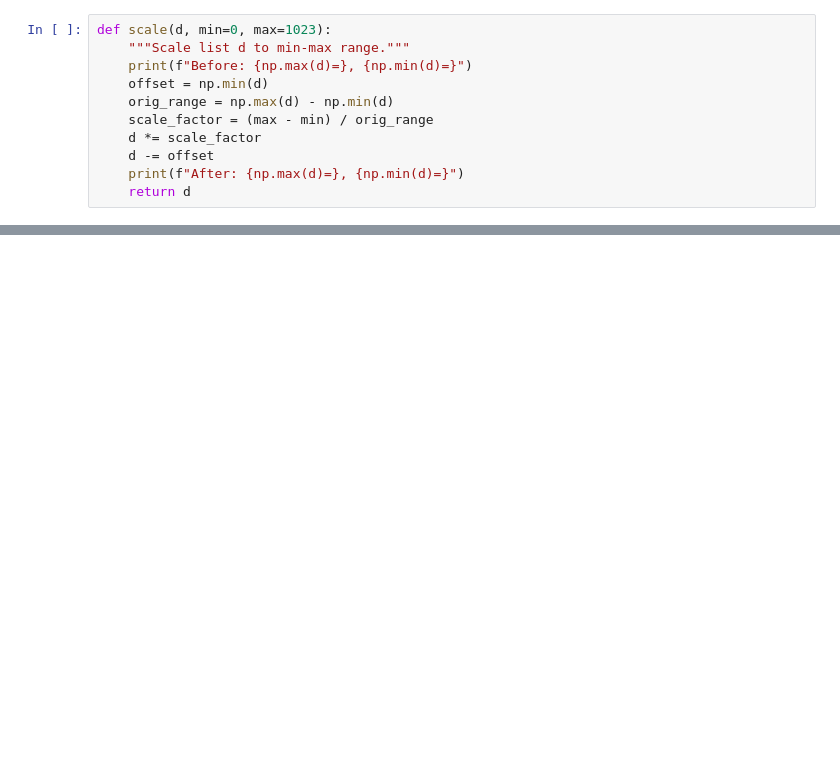
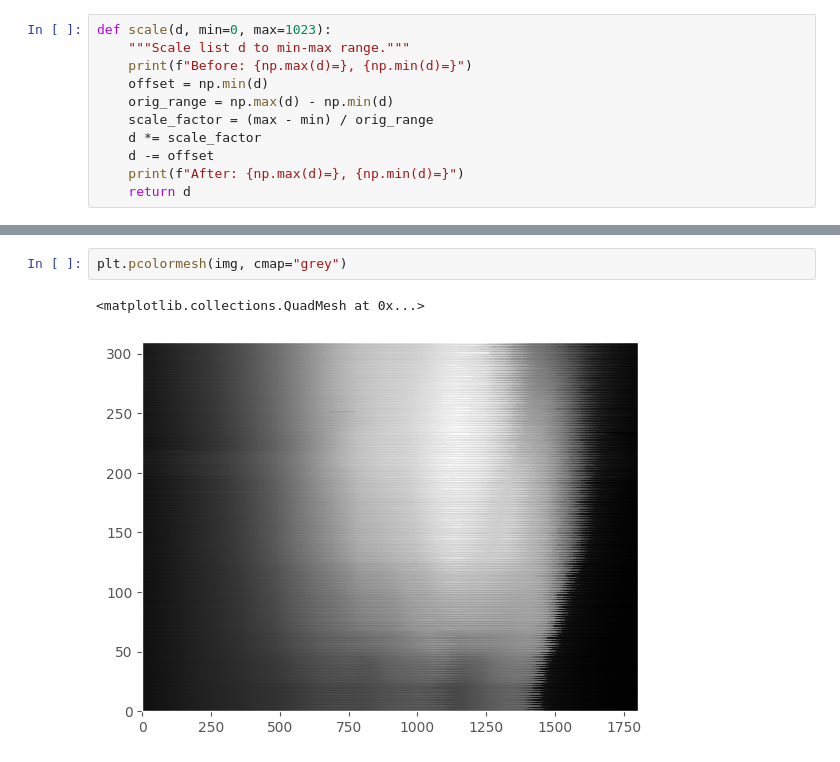
Before and after one commit to saintaardvark/arduino-one-pixel-camera, a Jupyter notebook: arduino-one-pixel-camera.ipynb, the cells around one changed output, grey strips where cells are left out. Drawn from its saved outputs; the diff is of its cells as text; blank space fills up the shorter version.

```diff
--- a/arduino-one-pixel-camera.ipynb
+++ b/arduino-one-pixel-camera.ipynb
@@ -125,0 +130,5 @@ After: np.max(d)=1137.5033112582782, np.min(d)=114.50331125827816
+# %%
+plt.pcolormesh(img, cmap="grey")
+# %% [output]
+<matplotlib.collections.QuadMesh at 0x...>
+[figure, added]
```
Also changed, not shown: parts of 15 cells of this notebook, 1 other file.
